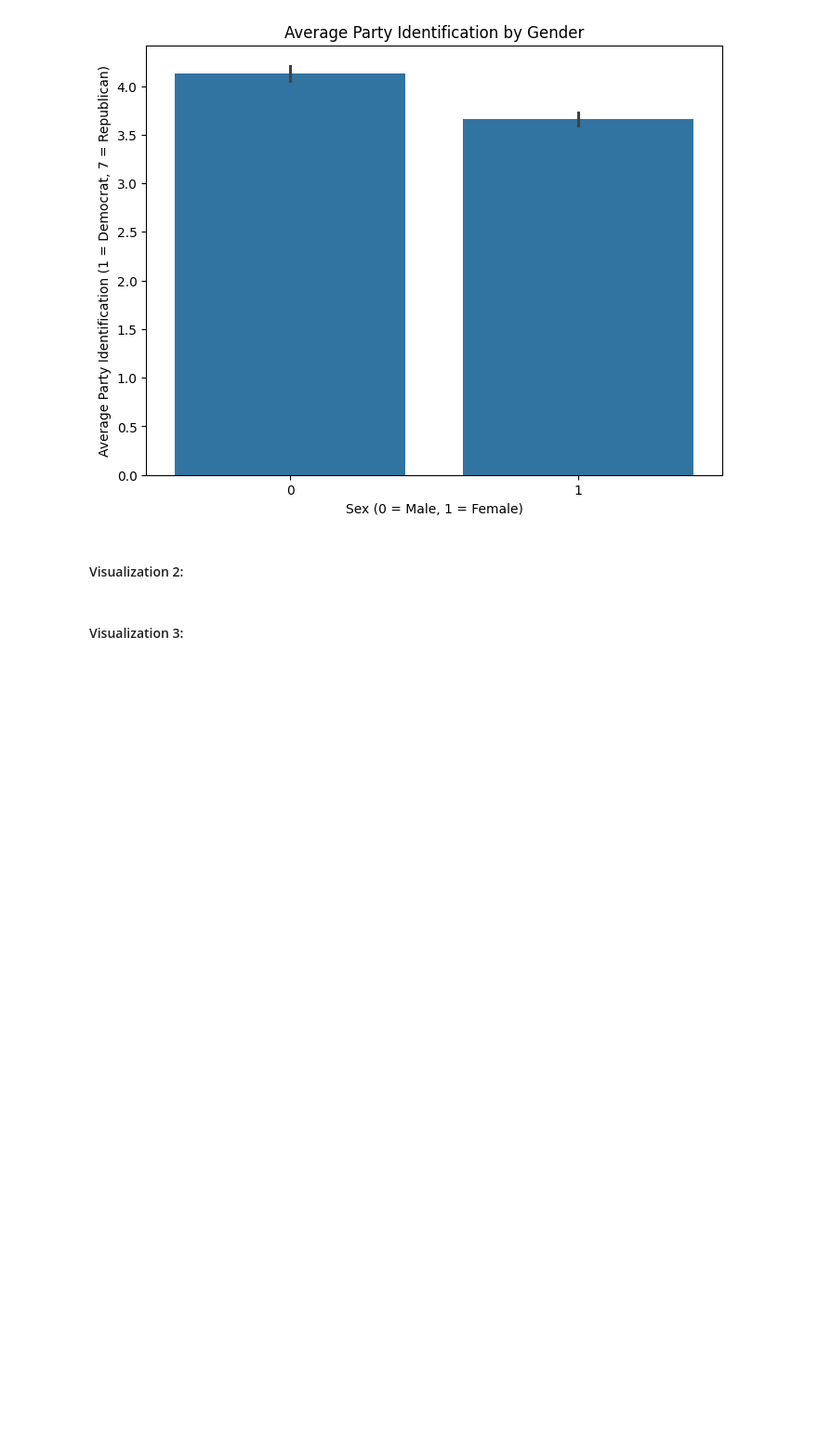
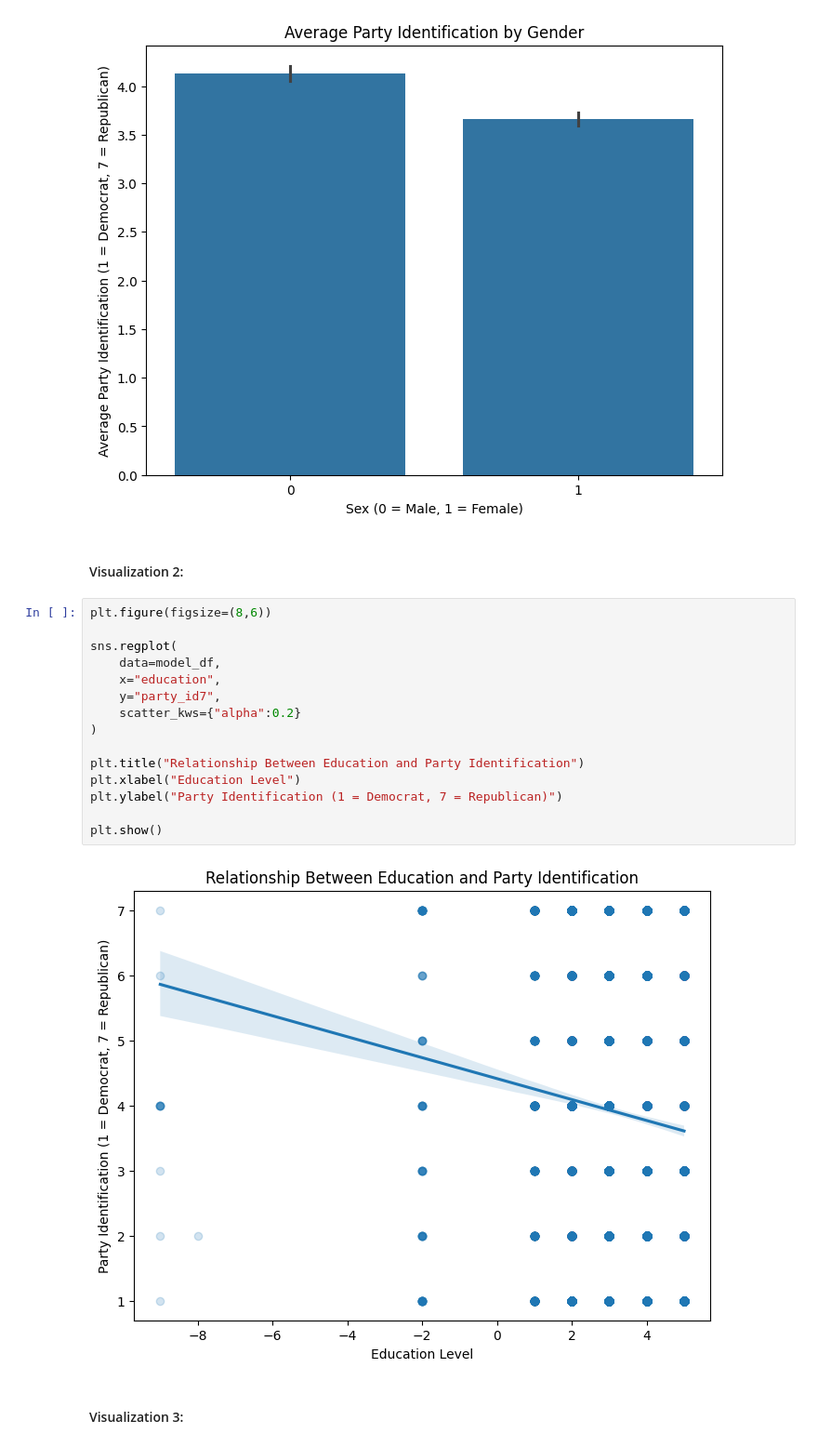
Before and after one commit to zejun-l/SI-313-Assignments, a Jupyter notebook: Survey Module Assignment.ipynb, the cells around one changed output. Shown at 93% size. Cells and saved outputs as stored; diff of their text form; blank space fills up the shorter version.

Commit message:
Added rough visualizations

```diff
--- a/Survey Module Assignment.ipynb
+++ b/Survey Module Assignment.ipynb
@@ -293,5 +293,22 @@ plt.show()
 [figure]
 # %% [markdown]
 #### Visualization 2:
+# %%
+plt.figure(figsize=(8,6))
+
+sns.regplot(
+    data=model_df,
+    x="education",
+    y="party_id7",
+    scatter_kws={"alpha":0.2}
+)
+
+plt.title("Relationship Between Education and Party Identification")
+plt.xlabel("Education Level")
+plt.ylabel("Party Identification (1 = Democrat, 7 = Republican)")
+
+plt.show()
+# %% [output]
+[figure, added]
 # %% [markdown]
 #### Visualization 3:
```
Also changed, not shown: parts of 1 cell of this notebook.
